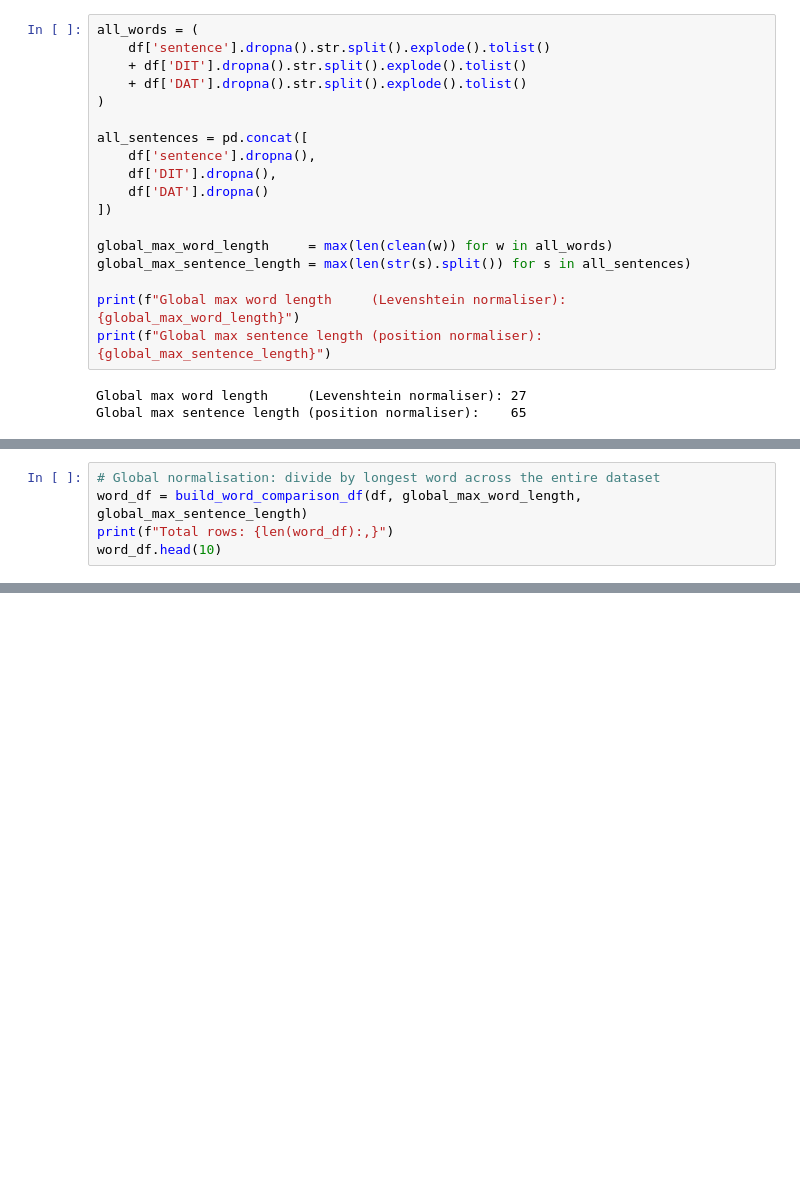
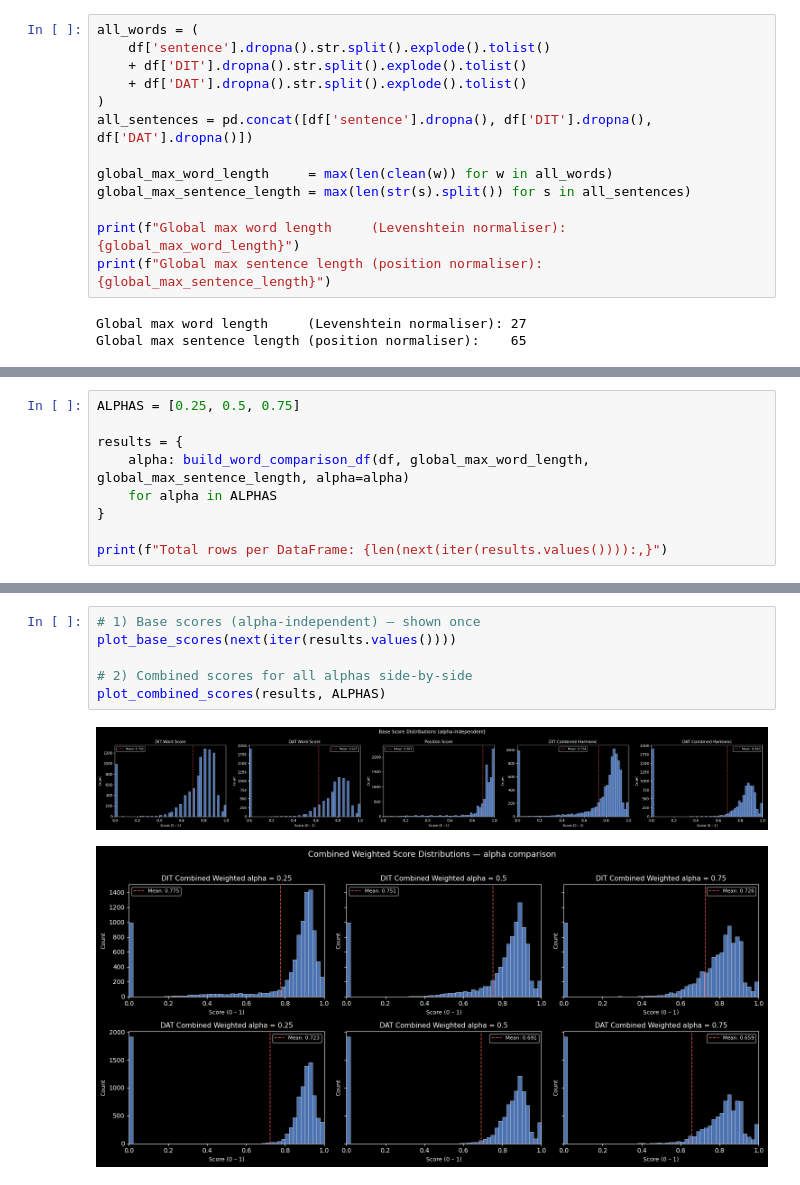
Before and after one commit to michamettler/BA-FS26_ciel_Mettler_Dialektanalyse, a Jupyter notebook: scripts/cross-comparison.ipynb, the cells around one changed output, grey strips where cells are left out. Cells and saved outputs as stored; diff of their text form; blank space fills up the shorter version.

Commit message:
refactored utils & run cross-comparison w different alphas

```diff
--- a/scripts/cross-comparison.ipynb
+++ b/scripts/cross-comparison.ipynb
@@ -52,12 +61,7 @@ all_words = (
     + df['DIT'].dropna().str.split().explode().tolist()
     + df['DAT'].dropna().str.split().explode().tolist()
 )
-
-all_sentences = pd.concat([
-    df['sentence'].dropna(),
-    df['DIT'].dropna(),
-    df['DAT'].dropna()
-])
+all_sentences = pd.concat([df['sentence'].dropna(), df['DIT'].dropna(), df['DAT'].dropna()])
 
 global_max_word_length     = max(len(clean(w)) for w in all_words)
 global_max_sentence_length = max(len(str(s).split()) for s in all_sentences)
@@ -72,5 +73,0 @@ Global max sentence length (position normaliser):    65
-# %%
-# Global normalisation: divide by longest word across the entire dataset
-word_df = build_word_comparison_df(df, global_max_word_length, global_max_sentence_length)
-print(f"Total rows: {len(word_df):,}")
-word_df.head(10)
@@ -106,0 +149,9 @@ word_df[['dit_word_score', 'dat_word_score', 'position_score',
+# %%
+ALPHAS = [0.25, 0.5, 0.75]
+
+results = {
+    alpha: build_word_comparison_df(df, global_max_word_length, global_max_sentence_length, alpha=alpha)
+    for alpha in ALPHAS
+}
+
+print(f"Total rows per DataFrame: {len(next(iter(results.values()))):,}")
@@ -150,0 +201,9 @@ plt.show()
+# %%
+# 1) Base scores (alpha-independent) — shown once
+plot_base_scores(next(iter(results.values())))
+
+# 2) Combined scores for all alphas side-by-side
+plot_combined_scores(results, ALPHAS)
+# %% [output]
+[figure, added]
+[figure, added]
```
Also changed, not shown: parts of 29 cells of this notebook, 3 other files.
